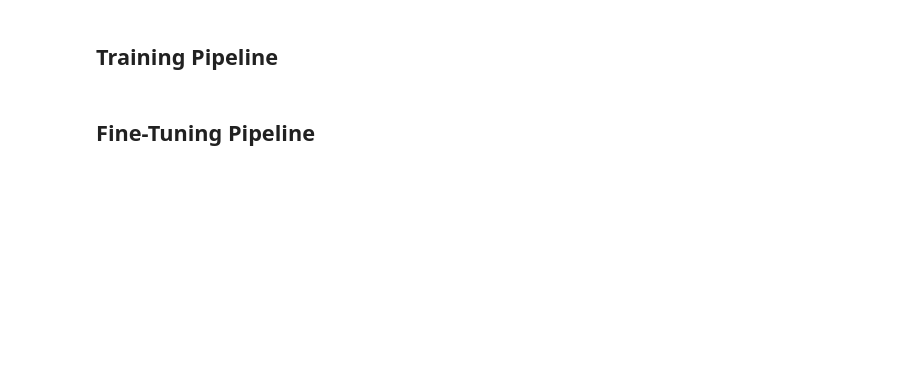
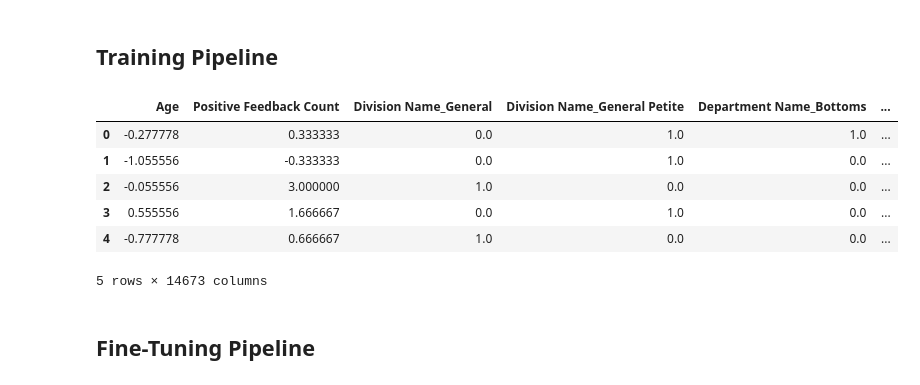
Before and after one commit to norrateng/dsnd-pipelines-project, a Jupyter notebook: starter/starter.ipynb, the cells around one changed output. Drawn from its saved outputs; the diff is of its cells as text; code cells hidden in the pictures; blank space fills up the shorter version.

Commit message:
fit and transform pipeline working

```diff
--- a/starter/starter.ipynb
+++ b/starter/starter.ipynb
@@ -507,10 +507,7 @@ TfidfVectorizer(stop_words='english')
 textual_transformer = Pipeline(steps=[
     ('text_preprocessor', TextPreprocessor()),
     ('spacy_lemmatizer', SpacyLemmatizer(nlp=nlp)),
-    # ('combine', CombineTextualColumns(textual_features=textual_features)),  # Combine text columns into one
-    # ('Nothing', Nothing()),  # Placeholder for any additional processing
-    ('tfidf_converter', TfidfConverter(textual_features=textual_features,stop_words='english'))  # Feature extraction
-    # ('tfidf_vector', TfidfVectorizer(stop_words='english'))  # Feature extraction
+    ('tfidf_converter', TfidfConverter(textual_feature1s=textual_features,stop_words='english'))  # Feature extraction
 
 ])
 
@@ -557,9 +537,9 @@ X_train[X_train['Title'].str.contains("10")]
 preprocessor = ColumnTransformer(
     transformers=[
         ('num', numerical_transformer, numerical_features),
-        ('cat', categorical_transformer, categorical_features)
+        ('cat', categorical_transformer, categorical_features),
+        ('text', textual_transformer, textual_features)
     ]
-    # remainder='drop' # Drop any other columns not specified
 )
 
 preprocessor
@@ -579,5 +563,0 @@ ColumnTransformer(transformers=[('num',
-# %%
-# Apply the column transformer to the training data
-X_train_transformed = preprocessor.fit_transform(X_train)
-X_train_transformed = pd.DataFrame(X_train_transformed, columns=preprocessor.get_feature_names_out(), index=X_train.index)
-X_train_transformed.head()
@@ -592,4 +564,33 @@ X_train_transformed.head()
 # %% [markdown]
 ## Training Pipeline
+# %%
+# Create a pipeline that includes the preprocessor (column transformer)
+preprocessor_pipeline = Pipeline(steps=[
+    ('preprocessor2', preprocessor)
+])
+
+# Fit & transform pipeline on training data
+transformed = preprocessor_pipeline.fit_transform(X_train)
+
+# Get feature names from the Columntransformer (preprocessor) and access feature names from each transformer
+get_num_names = numerical_features
+get_cat_names = preprocessor_pipeline.named_steps['preprocessor2'].named_transformers_['cat'].get_feature_names_out(categorical_features)
+get_text_names = preprocessor_pipeline.named_steps['preprocessor2'].named_transformers_['text'].named_steps['tfidf_converter'].get_feature_names_out()
+
+# Combine all feature names into single list
+all_feature_names = np.concatenate([get_num_names, get_cat_names, get_text_names])
+
+# Convert to DataFrame with all feature names
+X_train_transformed = pd.DataFrame(transformed, columns=all_feature_names)
+
+X_train_transformed.head()
+# %% [output]
+|  | Age | Positive Feedback Count | Division Name_General | Division Name_General Petite | Department Name_Bottoms | ... |
+| 0 | -0.277778 | 0.333333 | 0.0 | 1.0 | 1.0 | ... |
+| 1 | -1.055556 | -0.333333 | 0.0 | 1.0 | 0.0 | ... |
+| 2 | -0.055556 | 3.000000 | 1.0 | 0.0 | 0.0 | ... |
+| 3 | 0.555556 | 1.666667 | 0.0 | 1.0 | 0.0 | ... |
+| 4 | -0.777778 | 0.666667 | 1.0 | 0.0 | 0.0 | ... |
+5 rows × 14673 columns
 # %% [markdown]
 ## Fine-Tuning Pipeline
```
Also changed, not shown: parts of 5 cells of this notebook.
